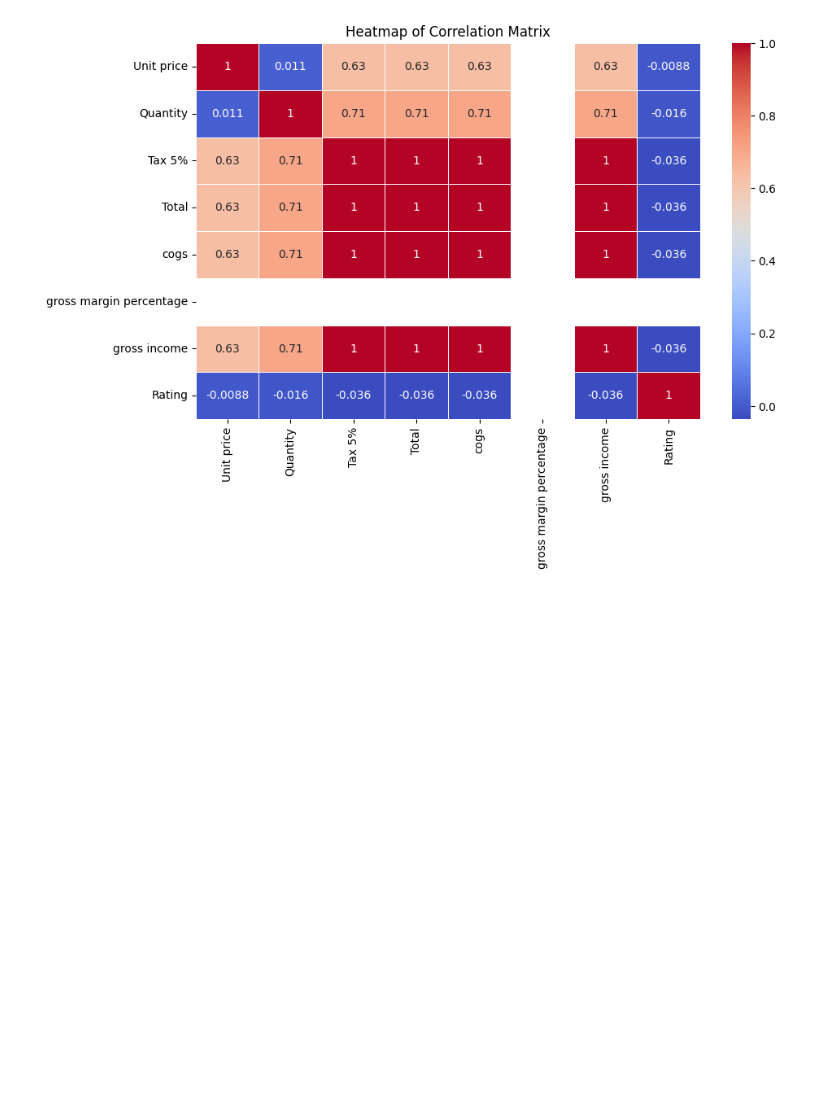
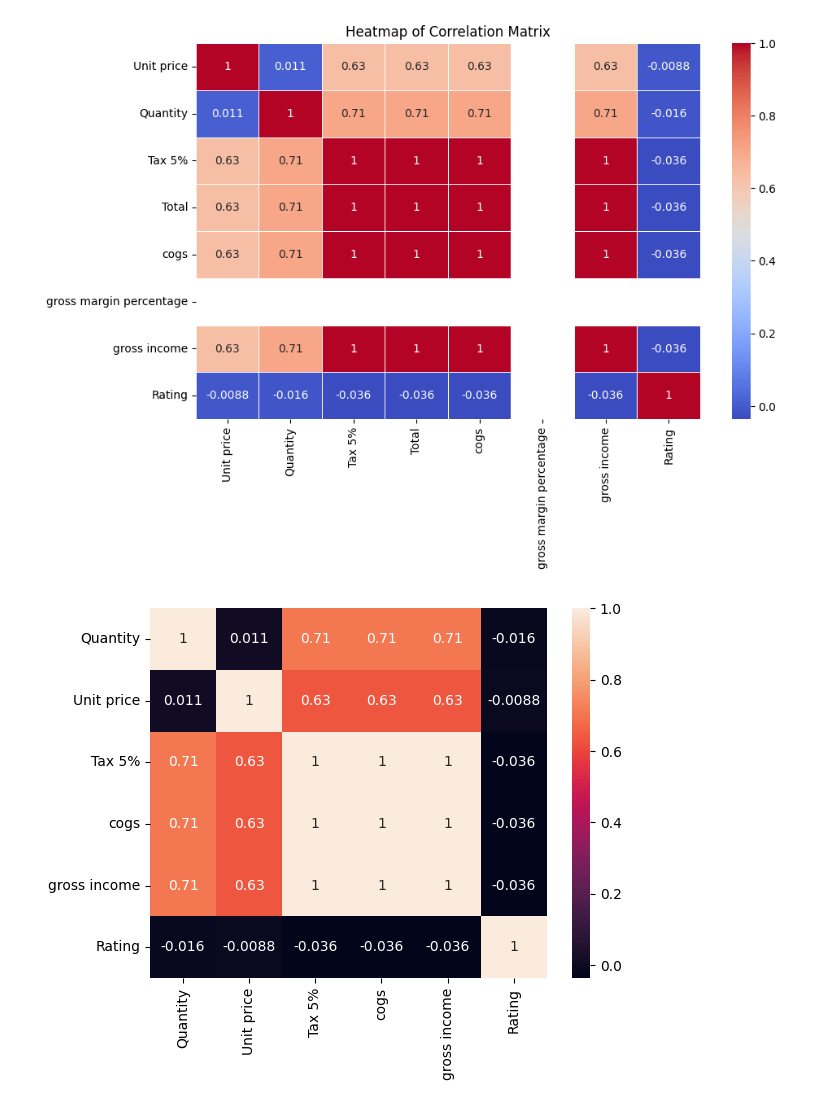
Before and after one commit to DevBatra05/AIML, a Jupyter notebook: Lab_5.ipynb, the cells around one changed output. Cells and saved outputs as stored; diff of their text form; code cells hidden in the pictures; blank space fills up the shorter version.

```diff
--- a/Lab_5.ipynb
+++ b/Lab_5.ipynb
@@ -107,3 +107,10 @@ plt.title("Heatmap of Correlation Matrix")
 plt.show()
 # %% [output]
 [figure]
+# %%
+af=data[['Quantity','Unit price','Tax 5%','cogs','gross income','Rating']]
+corr=af.corr()
+sns.heatmap(corr,annot=True)
+plt.show()
+# %% [output]
+[figure, added]
```
Also changed, not shown: parts of 1 cell of this notebook.
